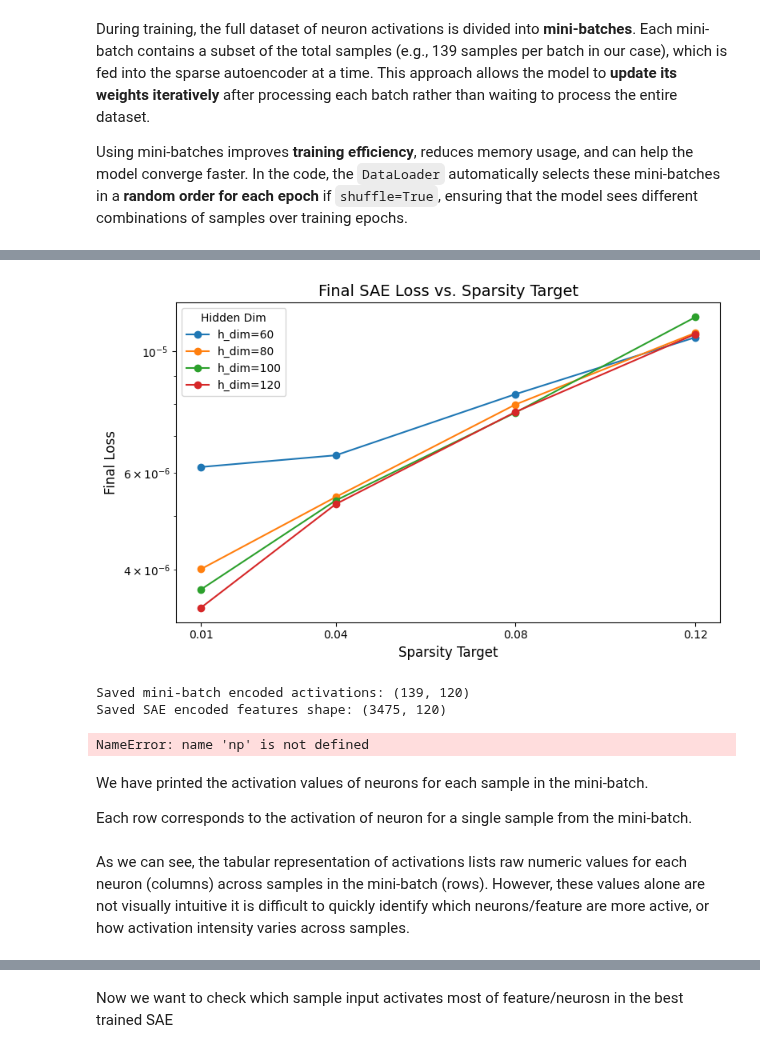
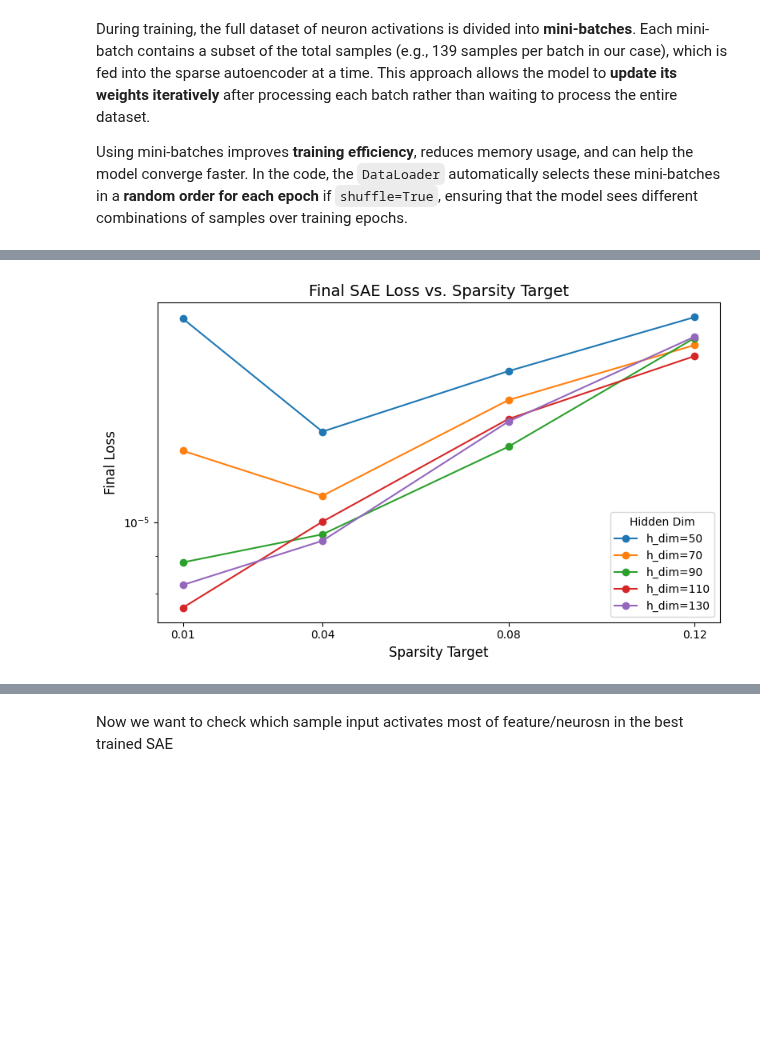
Before and after one commit to Anshu00027/SAE-for-PINNs, a Jupyter notebook: SAE-for-Taylor-Green-Vortex-PINNs.ipynb, the cells around one changed output, grey strips where cells are left out. Drawn from its saved outputs; the diff is of its cells as text; code cells hidden in the pictures; blank space fills up the shorter version.

```diff
--- a/SAE-for-Taylor-Green-Vortex-PINNs.ipynb
+++ b/SAE-for-Taylor-Green-Vortex-PINNs.ipynb
@@ -16,0 +80,15 @@ Mounted at /content/drive
+# %%
+activations = {}
+
+def get_activation(name):
+    def hook(model, input, output):
+        activations[name] = output.detach()
+    return hook
+
+model.net[-2].register_forward_hook(get_activation('last_hidden'))
+
+with torch.no_grad():
+    _ = model(all_test)
+
+last_hidden = activations['last_hidden']
+print(last_hidden.shape)  # (N_points, 15)
@@ -17,6 +97,6 @@ Mounted at /content/drive
 # %%
 
-activations_array = np.load("/content/drive/MyDrive/SAE_project/last_hidden_activations.npy")
+activations_array = last_hidden.cpu().numpy()
 print(activations_array.shape)
 
 # Min-Max normalization
@@ -109,7 +189,7 @@ Xavier initialization is used to initialize the weights, ensuring a stable start
 
 # Dataset (input,output)
 dataset = TensorDataset(hidden_tensor, hidden_tensor)
-dataloader = DataLoader(dataset, batch_size=139, shuffle=True)
+dataloader = DataLoader(dataset, batch_size=135, shuffle=True)
 # Here, we use mini-batching to improve training efficiency. Instead of processing all 3,475 activation samples at once in a single epoch, the data is divided into smaller batches of 139 samples each. The model iteratively trains on these mini-batches, completing one full pass (epoch) after all batches are processed.
 
 
@@ -213,8 +293,7 @@ def train_sae(hidden_tensor, dataloader, h_dim, sparsity_target,
 
 # Experiment configurations
 
-
-h_dims_list = [60,80,100,120]      # hidden layer sizes
+h_dims_list = [50,70,90,110,130]      # hidden layer sizes
 sparsity_targets = [0.01,0.04,0.08,0.12]   # sparsity targets
 device = torch.device('cuda' if torch.cuda.is_available() else 'cpu')
 
@@ -314,55 +393,14 @@ Epoch 2500/3000 - Loss: 0.000005866
 # %%
-
 plt.figure(figsize=(8, 5))
 for h_dim, losses in results.items():
     plt.plot(sparsity_targets, losses, marker='o', label=f'h_dim={h_dim}')
 plt.xlabel('Sparsity Target', fontsize=12)
 plt.ylabel('Final Loss', fontsize=12)
 plt.title('Final SAE Loss vs. Sparsity Target', fontsize=14)
 plt.legend(title='Hidden Dim')
 plt.xticks(sparsity_targets)
 plt.yscale('log')
 plt.tight_layout()
 plt.show()
-
-
-# Save Encoded Outputs for Best Model
-sae = best_model
-
-# Save activation for any mini-batch
-any_batch, _ = next(iter(dataloader))
-with torch.no_grad():
-    last_batch_encoded, _ = sae(any_batch.to(device))
-
-any_batch_encoded = last_batch_encoded.cpu().numpy()
-np.save("any_batch_encoded.npy", any_batch_encoded)
-print("Saved mini-batch encoded activations:", any_batch_encoded.shape)
-
-# Save full dataset encoded representation
-with torch.no_grad():
-    encoded, _ = sae(hidden_tensor.to(device))
-
-encoded = encoded.cpu().numpy()
-np.save("train_full_hidden_encoded.npy", encoded)
-print("Saved SAE encoded features shape:", encoded.shape)
 # %% [output]
-[figure, old version]
+[figure, new version]
-Saved mini-batch encoded activations: (139, 120)
-Saved SAE encoded features shape: (3475, 120)
-# %%
-# Convert hidden activations to a DataFrame
-activations = np.array(any_batch_encoded)  # (batch_size, num_neurons)
-df = pd.DataFrame(activations, columns=[f"Neuron {i+1}" for i in range(activations.shape[1])])
-# Show first 10 samples (rows) and first 10 neurons (columns) for readability
-df_subset = df.iloc[:10, :10]
-
-df_subset
-# %% [output]
-NameError: name 'np' is not defined
-# %% [markdown]
-We have printed the activation values of neurons for each sample in the mini-batch.
-
-Each row corresponds to the activation of neuron for a single sample from the mini-batch.
-# %% [markdown]
- As we can see, the tabular representation of activations lists raw numeric values for each neuron (columns) across samples in the mini-batch (rows).
- However, these values alone are not visually intuitive it is difficult to quickly identify which neurons/feature are more active, or how activation intensity varies across samples.
```
Also changed, not shown: parts of 13 cells of this notebook.
